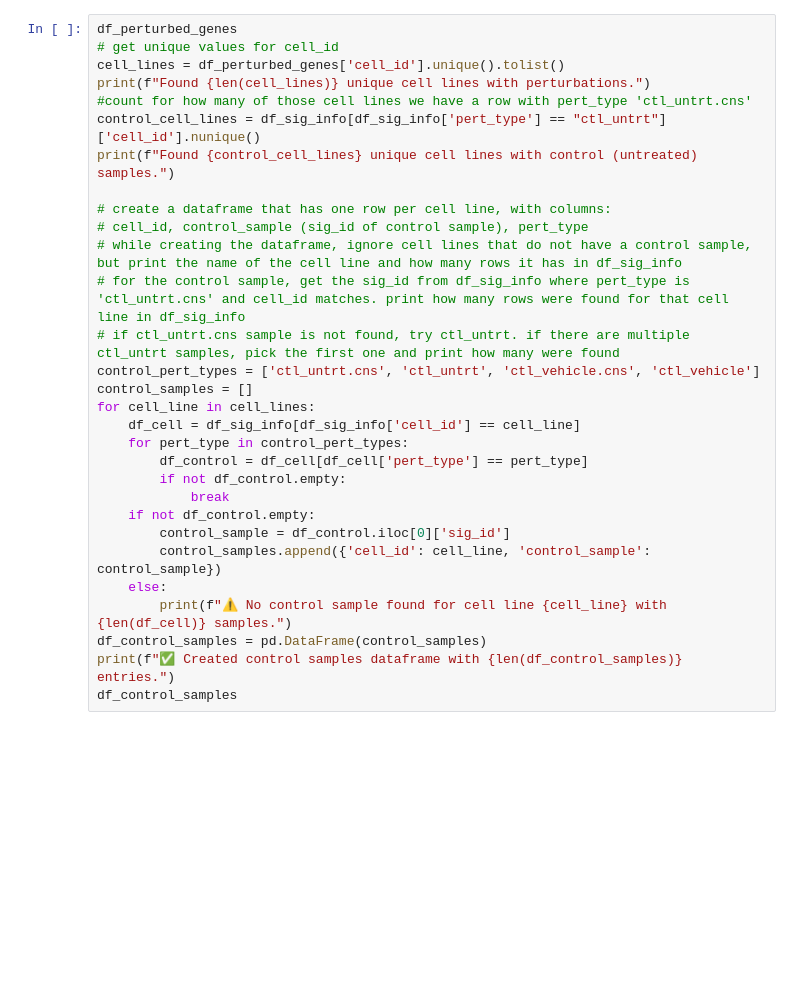
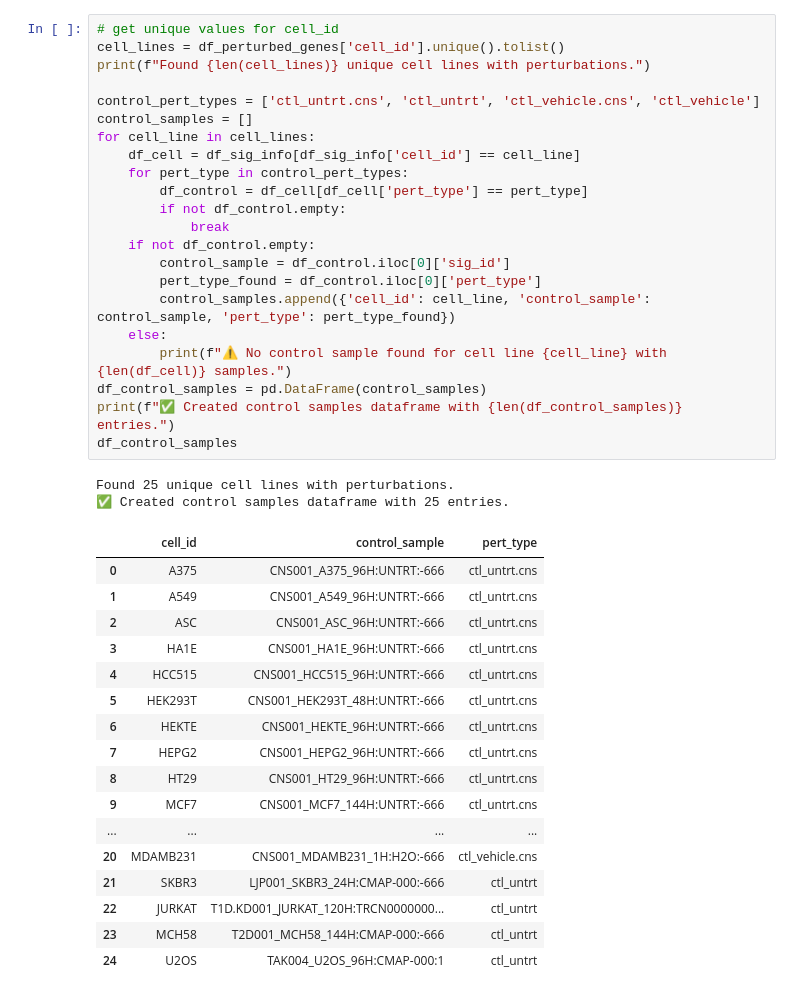
Before and after one commit to joh-dah/source_detection_in_grns, a Jupyter notebook: pathway_experiment/4_find_relevant_sig_ids.ipynb, the cells around one changed output. Drawn from its saved outputs; the diff is of its cells as text; blank space fills up the shorter version.

```diff
--- a/pathway_experiment/4_find_relevant_sig_ids.ipynb
+++ b/pathway_experiment/4_find_relevant_sig_ids.ipynb
@@ -56,31 +75,43 @@ for pert_type, count in pert_type_counts.items():
 # %%
-df_perturbed_genes
 # get unique values for cell_id
 cell_lines = df_perturbed_genes['cell_id'].unique().tolist()
 print(f"Found {len(cell_lines)} unique cell lines with perturbations.")
-#count for how many of those cell lines we have a row with pert_type 'ctl_untrt.cns'
-control_cell_lines = df_sig_info[df_sig_info['pert_type'] == "ctl_untrt"]['cell_id'].nunique()
-print(f"Found {control_cell_lines} unique cell lines with control (untreated) samples.")
 
-# create a dataframe that has one row per cell line, with columns:
-# cell_id, control_sample (sig_id of control sample), pert_type
-# while creating the dataframe, ignore cell lines that do not have a control sample, but print the name of the cell line and how many rows it has in df_sig_info
-# for the control sample, get the sig_id from df_sig_info where pert_type is 'ctl_untrt.cns' and cell_id matches. print how many rows were found for that cell line in df_sig_info
-# if ctl_untrt.cns sample is not found, try ctl_untrt. if there are multiple ctl_untrt samples, pick the first one and print how many were found
 control_pert_types = ['ctl_untrt.cns', 'ctl_untrt', 'ctl_vehicle.cns', 'ctl_vehicle']
 control_samples = []
 for cell_line in cell_lines:
     df_cell = df_sig_info[df_sig_info['cell_id'] == cell_line]
     for pert_type in control_pert_types:
         df_control = df_cell[df_cell['pert_type'] == pert_type]
         if not df_control.empty:
             break
     if not df_control.empty:
         control_sample = df_control.iloc[0]['sig_id']
-        control_samples.append({'cell_id': cell_line, 'control_sample': control_sample})
+        pert_type_found = df_control.iloc[0]['pert_type']
+        control_samples.append({'cell_id': cell_line, 'control_sample': control_sample, 'pert_type': pert_type_found})
     else:
         print(f"⚠️ No control sample found for cell line {cell_line} with {len(df_cell)} samples.")
 df_control_samples = pd.DataFrame(control_samples)
 print(f"✅ Created control samples dataframe with {len(df_control_samples)} entries.")
 df_control_samples
+# %% [output]
+Found 25 unique cell lines with perturbations.
+✅ Created control samples dataframe with 25 entries.
+|  | cell_id | control_sample | pert_type |
+| 0 | A375 | CNS001_A375_96H:UNTRT:-666 | ctl_untrt.cns |
+| 1 | A549 | CNS001_A549_96H:UNTRT:-666 | ctl_untrt.cns |
+| 2 | ASC | CNS001_ASC_96H:UNTRT:-666 | ctl_untrt.cns |
+| 3 | HA1E | CNS001_HA1E_96H:UNTRT:-666 | ctl_untrt.cns |
+| 4 | HCC515 | CNS001_HCC515_96H:UNTRT:-666 | ctl_untrt.cns |
+| 5 | HEK293T | CNS001_HEK293T_48H:UNTRT:-666 | ctl_untrt.cns |
+| 6 | HEKTE | CNS001_HEKTE_96H:UNTRT:-666 | ctl_untrt.cns |
+| 7 | HEPG2 | CNS001_HEPG2_96H:UNTRT:-666 | ctl_untrt.cns |
+| 8 | HT29 | CNS001_HT29_96H:UNTRT:-666 | ctl_untrt.cns |
+| 9 | MCF7 | CNS001_MCF7_144H:UNTRT:-666 | ctl_untrt.cns |
+| ... | ... | ... | ... |
+| 20 | MDAMB231 | CNS001_MDAMB231_1H:H2O:-666 | ctl_vehicle.cns |
+| 21 | SKBR3 | LJP001_SKBR3_24H:CMAP-000:-666 | ctl_untrt |
+| 22 | JURKAT | T1D.KD001_JURKAT_120H:TRCN0000000... | ctl_untrt |
+| 23 | MCH58 | T2D001_MCH58_144H:CMAP-000:-666 | ctl_untrt |
+| 24 | U2OS | TAK004_U2OS_96H:CMAP-000:1 | ctl_untrt |
 # %%
```
Also changed, not shown: parts of 11 cells of this notebook, 4 other files.
